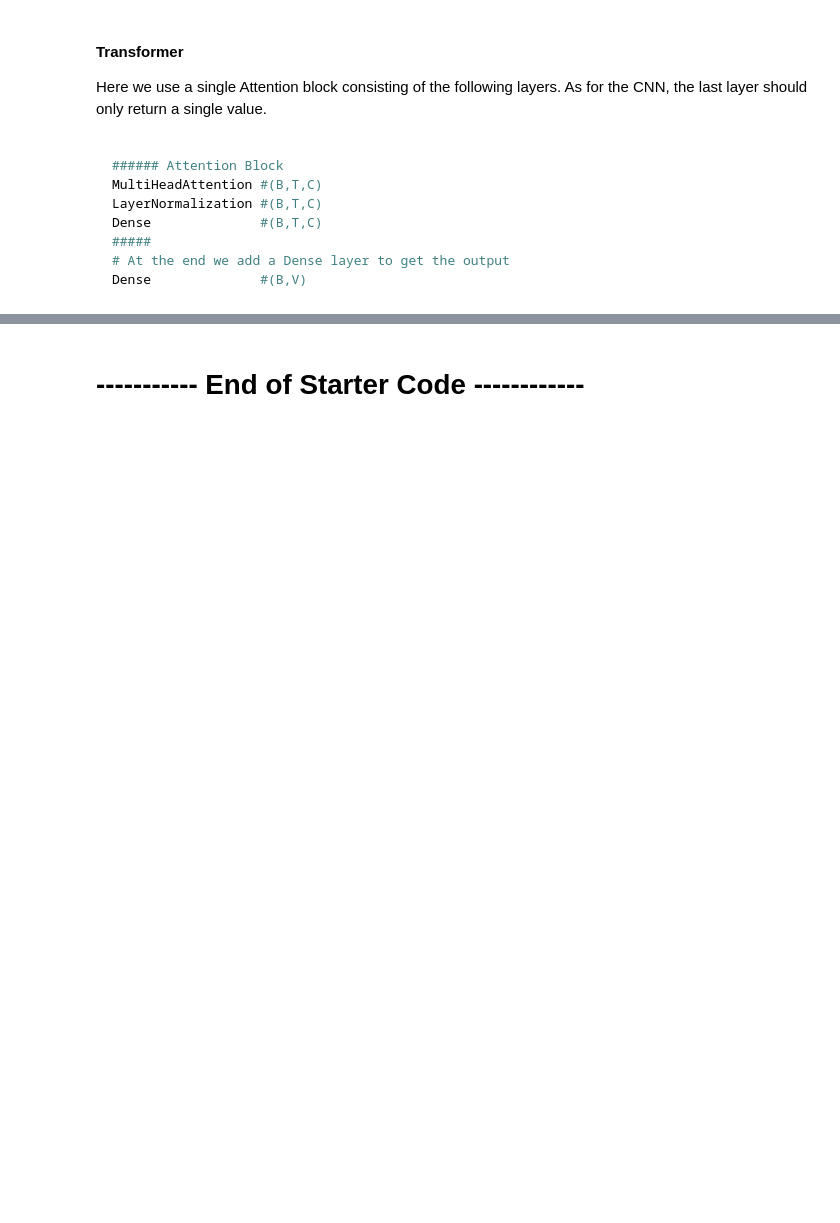
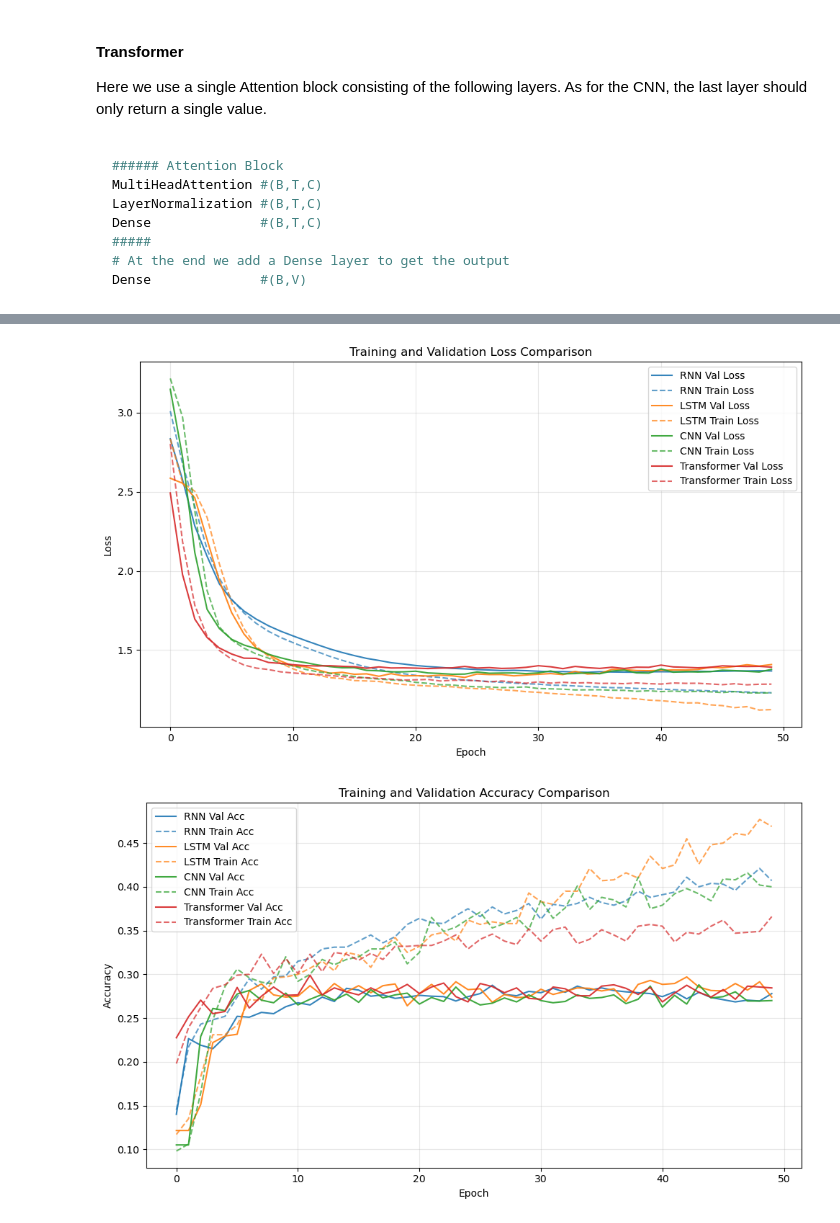
Before and after one commit to PhilNeu13/msi-dl, a Jupyter notebook: Exercise-3/01-small-lm.ipynb, the cells around one changed output, grey strips where cells are left out. Saved outputs shown, nothing was run; the diff lists cells and outputs as text; code cells hidden in the pictures; blank space fills up the shorter version.

Commit message:
added plots

```diff
--- a/Exercise-3/01-small-lm.ipynb
+++ b/Exercise-3/01-small-lm.ipynb
@@ -374,12 +374,9 @@ x = Embedding(vocab_size, EMB_DIM)(inputs)
 
 attention_output = MultiHeadAttention(num_heads=NUM_HEADS, key_dim=EMB_DIM)(x, x)
 x = LayerNormalization()(x + attention_output)
-x = Dense(EMB_DIM, activation='relu')(x)
+x = Dense(EMB_DIM)(x)
 
-x = Lambda(lambda t: t[:, -1, :])(x)
-
-# Output layer
-outputs = Dense(vocab_size, activation='softmax')(x)
+outputs = Dense(vocab_size, activation='softmax')(x[:, -1, :])
 
 transformer_model = Model(inputs, outputs)
 transformer_model.compile(optimizer='adam', loss='categorical_crossentropy', metrics=['accuracy'])
@@ -405,2 +402,49 @@ Epoch 50/50
-# %% [markdown]
-# ----------- End of Starter Code ------------
+# %%
+import matplotlib.pyplot as plt
+
+# Plot Loss
+plt.figure(figsize=(10, 6))
+plt.plot(rnn_history.history['val_loss'], label='RNN Val Loss', linestyle='-', alpha=0.9, color='C0')
+plt.plot(rnn_history.history['loss'], label='RNN Train Loss', linestyle='--', alpha=0.7, color='C0')
+
+plt.plot(lstm_history.history['val_loss'], label='LSTM Val Loss', linestyle='-', alpha=0.9, color='C1')
+plt.plot(lstm_history.history['loss'], label='LSTM Train Loss', linestyle='--', alpha=0.7, color='C1')
+
+plt.plot(cnn_history.history['val_loss'], label='CNN Val Loss', linestyle='-', alpha=0.9, color='C2')
+plt.plot(cnn_history.history['loss'], label='CNN Train Loss', linestyle='--', alpha=0.7, color='C2')
+
+plt.plot(transformer_history.history['val_loss'], label='Transformer Val Loss', linestyle='-', alpha=0.9, color='C3')
+plt.plot(transformer_history.history['loss'], label='Transformer Train Loss', linestyle='--', alpha=0.7, color='C3')
+
+plt.xlabel('Epoch')
+plt.ylabel('Loss')
+plt.title('Training and Validation Loss Comparison')
+plt.legend()
+plt.grid(True, alpha=0.3)
+plt.tight_layout()
+plt.show()
+
+# Plot Accuracy
+plt.figure(figsize=(10, 6))
+plt.plot(rnn_history.history['val_accuracy'], label='RNN Val Acc', linestyle='-', alpha=0.9, color='C0')
+plt.plot(rnn_history.history['accuracy'], label='RNN Train Acc', linestyle='--', alpha=0.7, color='C0')
+
+plt.plot(lstm_history.history['val_accuracy'], label='LSTM Val Acc', linestyle='-', alpha=0.9, color='C1')
+plt.plot(lstm_history.history['accuracy'], label='LSTM Train Acc', linestyle='--', alpha=0.7, color='C1')
+
+plt.plot(cnn_history.history['val_accuracy'], label='CNN Val Acc', linestyle='-', alpha=0.9, color='C2')
+plt.plot(cnn_history.history['accuracy'], label='CNN Train Acc', linestyle='--', alpha=0.7, color='C2')
+
+plt.plot(transformer_history.history['val_accuracy'], label='Transformer Val Acc', linestyle='-', alpha=0.9, color='C3')
+plt.plot(transformer_history.history['accuracy'], label='Transformer Train Acc', linestyle='--', alpha=0.7, color='C3')
+
+plt.xlabel('Epoch')
+plt.ylabel('Accuracy')
+plt.title('Training and Validation Accuracy Comparison')
+plt.legend()
+plt.grid(True, alpha=0.3)
+plt.tight_layout()
+plt.show()
+# %% [output]
+[figure, added]
+[figure, added]
```
Also changed, not shown: parts of 4 cells of this notebook.
